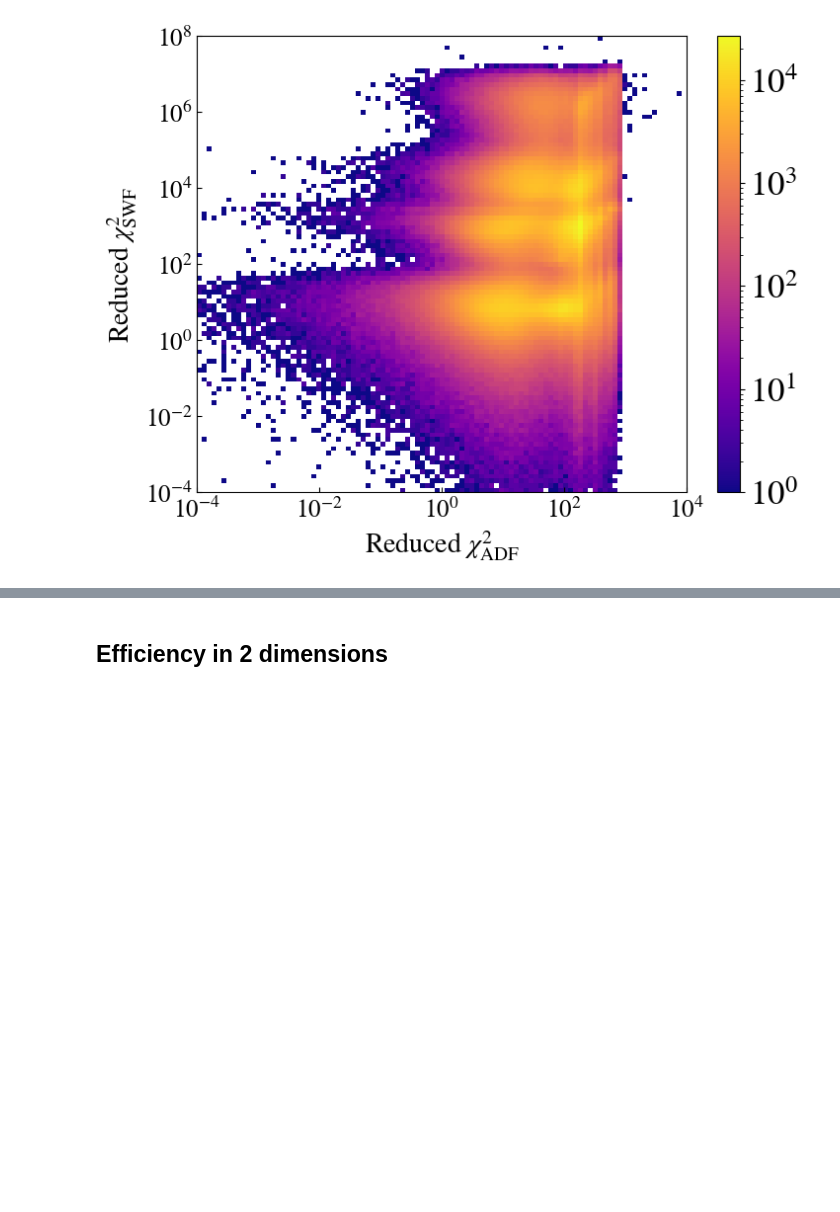
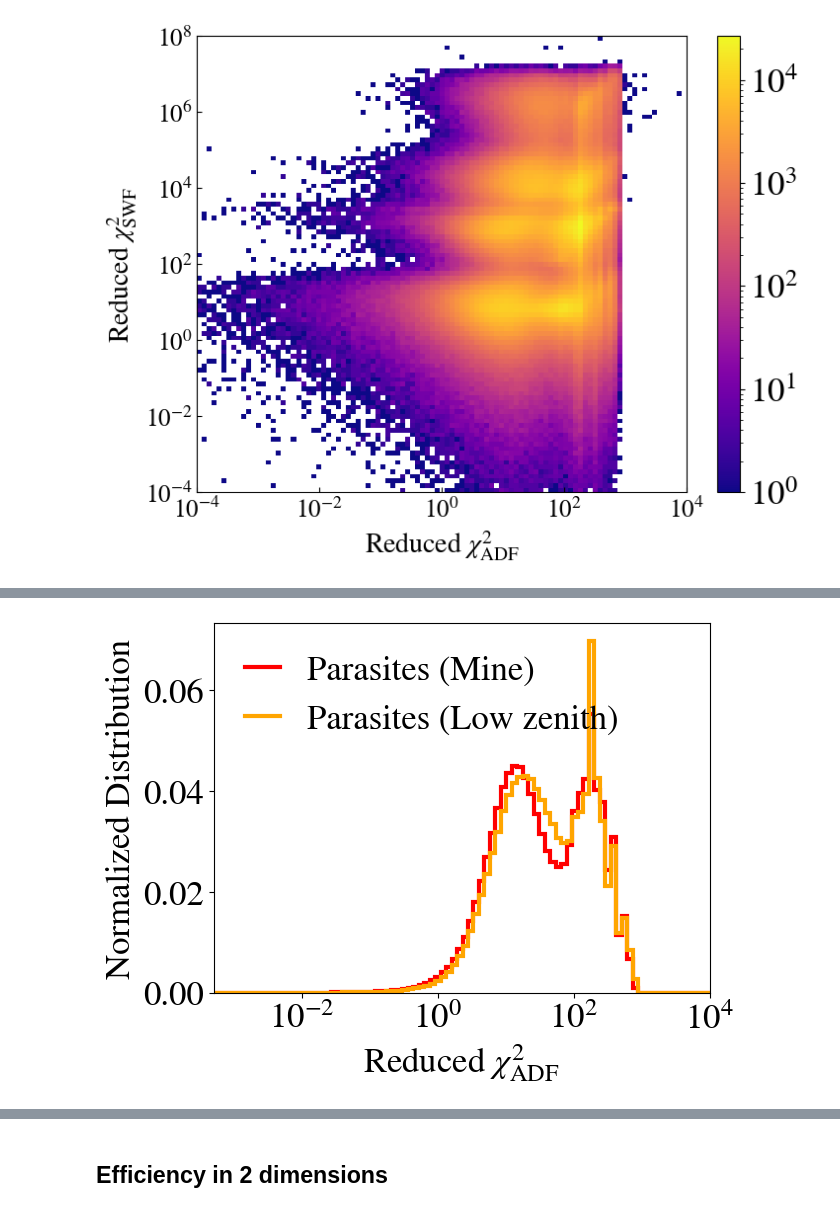
Before and after one commit to LavoisierJ/quantification, a Jupyter notebook: ADF_quant/1_plot_ADF_quant.ipynb, the cells around one changed output, grey strips where cells are left out. Saved outputs shown, nothing was run; the diff lists cells and outputs as text; code cells hidden in the pictures; blank space fills up the shorter version.

```diff
--- a/ADF_quant/1_plot_ADF_quant.ipynb
+++ b/ADF_quant/1_plot_ADF_quant.ipynb
@@ -373,0 +461,47 @@ plt.tick_params(axis="both",
+# %%
+hist_chi2_parasites, _ = np.histogram(parasites_ADF_chi2[mask_parasites_mine_to_get_rid],
+                                        bins=logbins
+                                        )
+norm_hist_chi2_parasites = hist_chi2_parasites / len(parasites_ADF_chi2[mask_parasites_mine_to_get_rid])
+
+
+plt.stairs(norm_hist_chi2_parasites,
+           logbins,
+           label='Parasites (Mine)',
+        #    alpha=0.5,
+           color='red',
+           linewidth=3,
+           )
+
+hist_chi2_parasites, _ = np.histogram(parasites_ADF_chi2[~mask_parasites_zenith_to_keep],
+                                        bins=logbins
+                                        )
+norm_hist_chi2_parasites = hist_chi2_parasites / len(parasites_ADF_chi2[~mask_parasites_zenith_to_keep])
+
+
+plt.stairs(norm_hist_chi2_parasites,
+           logbins,
+           label='Parasites (Low zenith)',
+        #    alpha=0.5,
+           color='orange',
+           linewidth=3,
+           )
+
+plt.xlabel(r'Reduced $\chi^2_{\rm ADF}$')
+plt.ylabel('Normalized Distribution')
+plt.xlim(5e-4, 1e4)
+# plt.title('Distribution of Reduced chi2 for Simulations')
+plt.xscale('log')
+plt.legend(loc="upper left",
+           frameon=False,
+           handlelength=1
+           )
+
+# plt.savefig(f"/sps/grand/jlavoisier/code/quantification/0_plots_article/ADF_distrib_tot.pdf",
+#             format='pdf',
+#             dpi=300,
+#             bbox_inches = "tight"
+#             )
+plt.show()
+# %% [output]
+[figure, added]
```
Also changed, not shown: parts of 10 cells of this notebook, 13 other files.
